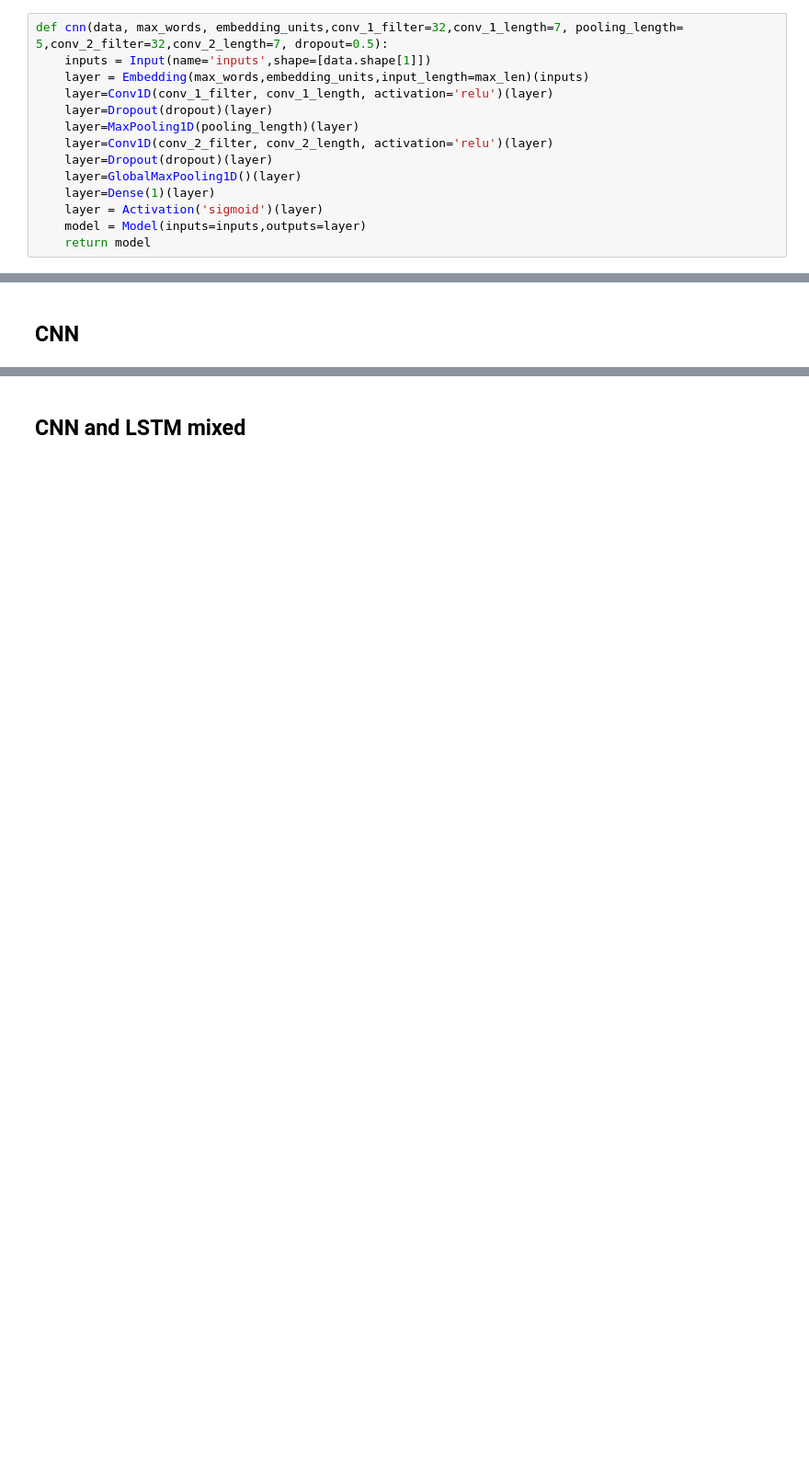
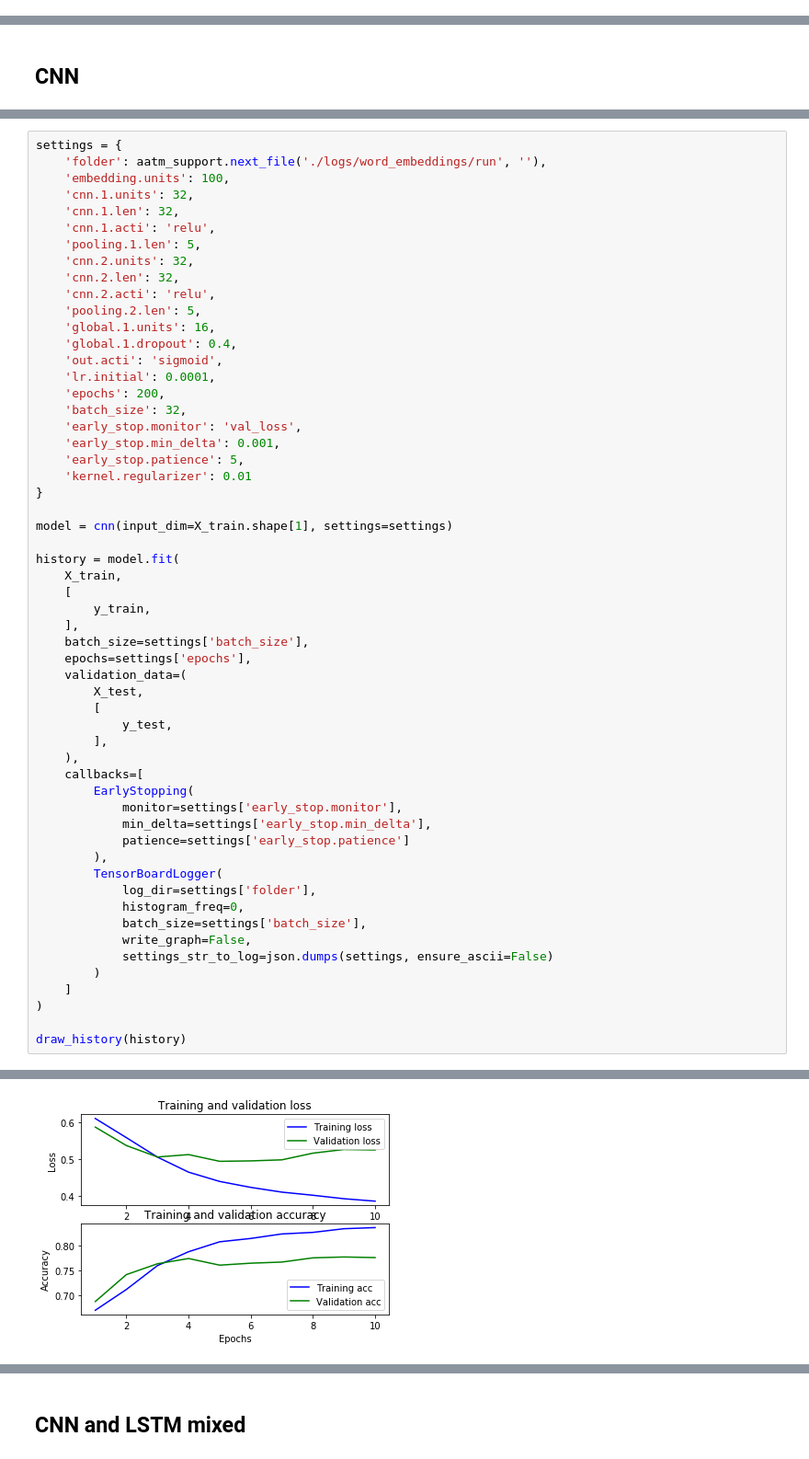
Before and after one commit to Jubke/AATM, a Jupyter notebook: LSTM-dataset_2.ipynb, the cells around one changed output, grey strips where cells are left out. Shown at 92% size. Cells and saved outputs as stored; diff of their text form; blank space fills up the shorter version.

```diff
--- a/LSTM-dataset_2.ipynb
+++ b/LSTM-dataset_2.ipynb
@@ -214,14 +288,0 @@ def bidirectional_lstm_model(data, max_words,embedding_units=32 ,lstm_units=32,
-# %%
-def cnn(data, max_words, embedding_units,conv_1_filter=32,conv_1_length=7, pooling_length= 5,conv_2_filter=32,conv_2_length=7, dropout=0.5):
-    inputs = Input(name='inputs',shape=[data.shape[1]])
-    layer = Embedding(max_words,embedding_units,input_length=max_len)(inputs)
-    layer=Conv1D(conv_1_filter, conv_1_length, activation='relu')(layer)
-    layer=Dropout(dropout)(layer)
-    layer=MaxPooling1D(pooling_length)(layer)
-    layer=Conv1D(conv_2_filter, conv_2_length, activation='relu')(layer)
-    layer=Dropout(dropout)(layer)
-    layer=GlobalMaxPooling1D()(layer)
-    layer=Dense(1)(layer)
-    layer = Activation('sigmoid')(layer)
-    model = Model(inputs=inputs,outputs=layer)
-    return model
@@ -369,0 +752,57 @@ KeyboardInterrupt:
+# %%
+settings = {
+    'folder': aatm_support.next_file('./logs/word_embeddings/run', ''),
+    'embedding.units': 100,
+    'cnn.1.units': 32,
+    'cnn.1.len': 32,
+    'cnn.1.acti': 'relu',
+    'pooling.1.len': 5,
+    'cnn.2.units': 32,
+    'cnn.2.len': 32,
+    'cnn.2.acti': 'relu',
+    'pooling.2.len': 5,
+    'global.1.units': 16,
+    'global.1.dropout': 0.4,
+    'out.acti': 'sigmoid',
+    'lr.initial': 0.0001,
+    'epochs': 200,
+    'batch_size': 32,
+    'early_stop.monitor': 'val_loss',
+    'early_stop.min_delta': 0.001,
+    'early_stop.patience': 5,
+    'kernel.regularizer': 0.01
+}
+
+model = cnn(input_dim=X_train.shape[1], settings=settings)
+
+history = model.fit(
+    X_train,
+    [
+        y_train,
+    ],
+    batch_size=settings['batch_size'],
+    epochs=settings['epochs'],
+    validation_data=(
+        X_test,
+        [
+            y_test,
+        ],
+    ),
+    callbacks=[
+        EarlyStopping(
+            monitor=settings['early_stop.monitor'],
+            min_delta=settings['early_stop.min_delta'],
+            patience=settings['early_stop.patience']
+        ),
+        TensorBoardLogger(
+            log_dir=settings['folder'],
+            histogram_freq=0,
+            batch_size=settings['batch_size'],
+            write_graph=False,
+            settings_str_to_log=json.dumps(settings, ensure_ascii=False)
+        )
+    ]
+)
+
+draw_history(history)
+# %% [output]
@@ -369,0 +826 @@ KeyboardInterrupt:
+[figure, added]
```
Also changed, not shown: parts of 59 cells of this notebook.
